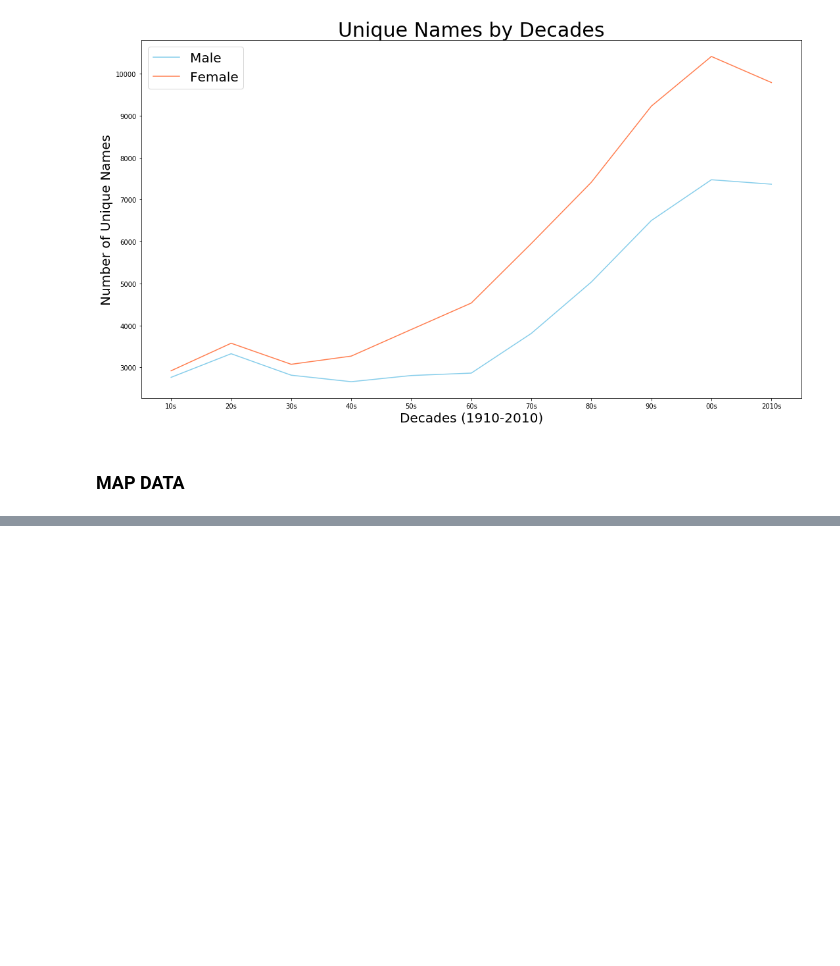
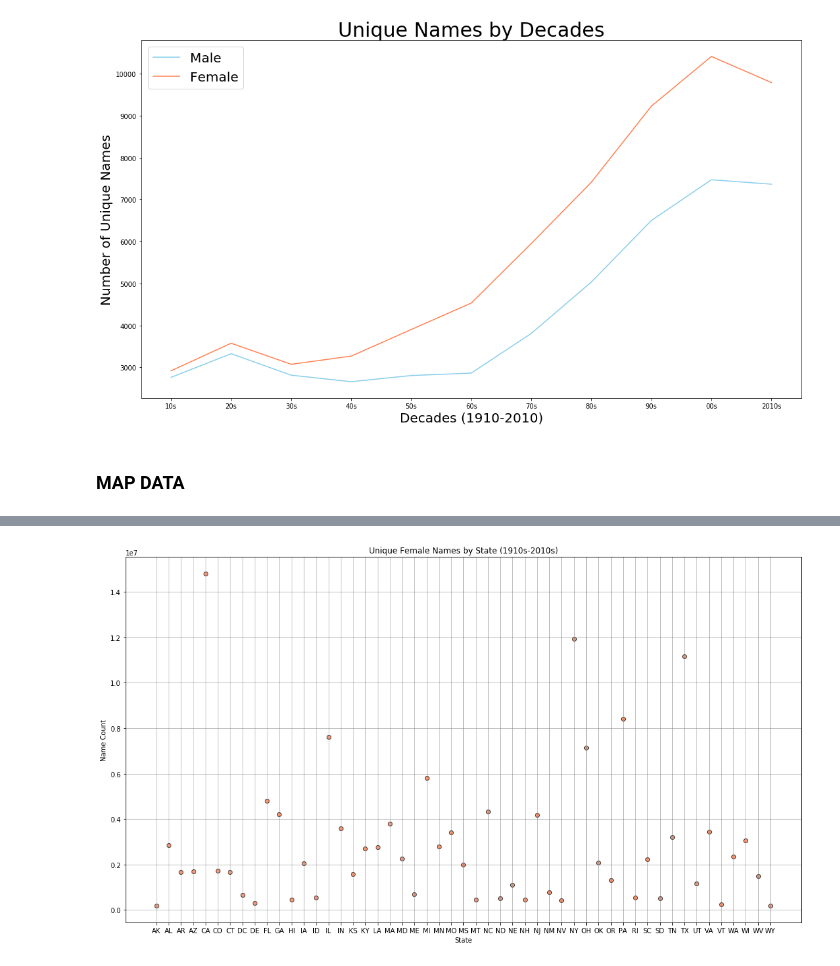
Before and after one commit to GizemYP/columbia_group_project, a Jupyter notebook: SSN_data/Part1-insights.ipynb, the cells around one changed output, grey strips where cells are left out. Cells and saved outputs as stored; diff of their text form; code cells hidden in the pictures; blank space fills up the shorter version.

```diff
--- a/SSN_data/Part1-insights.ipynb
+++ b/SSN_data/Part1-insights.ipynb
@@ -218,0 +221,8 @@ female_df.head()
+# %%
+#female_df_unique = name_df.loc[name_df['gender']=='F',:].groupby(['gender','state']).count().reset_index()
+#state = female_df_unique["state"].tolist()
+#unique = female_df_unique["number"].tolist()
+female_df_sum = name_df.loc[name_df['gender']=='F',:].groupby(['gender','state']).sum().reset_index()
+female_df_sum
+f_state = female_df_sum["state"].tolist()
+f_unique = female_df_sum["number"].tolist()
@@ -228,0 +343,11 @@ male_df.head()
+# %%
+plt.scatter(f_state, f_unique, marker="o", facecolors="coral", edgecolors="black", alpha=0.75, label='Rural')
+fig = matplotlib.pyplot.gcf()
+fig.set_size_inches(18, 10)
+# Incorporate the other graph properties
+plt.title(f"Unique Female Names by State (1910s-2010s)")
+plt.ylabel("Name Count")
+plt.xlabel("State")
+plt.grid(linestyle='-', linewidth='0.5', color='grey')
+# %% [output]
+[figure, added]
```
Also changed, not shown: parts of 19 cells of this notebook, 4 other files.
